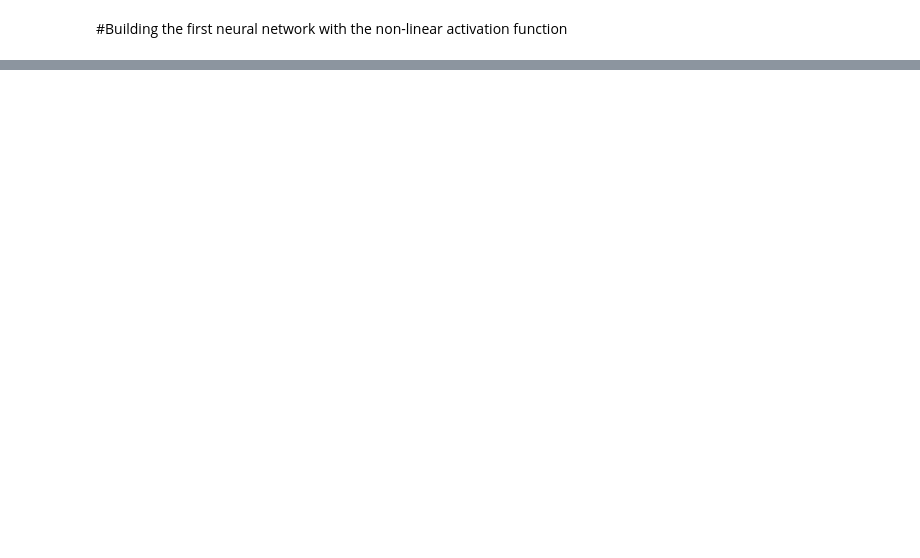
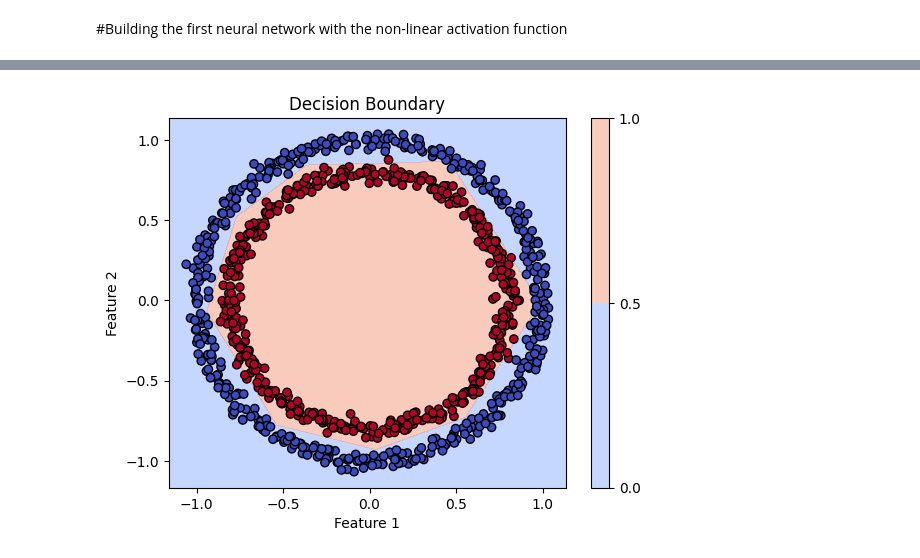
Before and after one commit to 9bishal/Learning-Tensorflow, a Jupyter notebook: Introduction_to_neural_network_classification_in_TensorFlow.ipynb, the cells around one changed output, grey strips where cells are left out. Drawn from its saved outputs; the diff is of its cells as text; code cells hidden in the pictures; blank space fills up the shorter version.

```diff
--- a/Introduction_to_neural_network_classification_in_TensorFlow.ipynb
+++ b/Introduction_to_neural_network_classification_in_TensorFlow.ipynb
@@ -383,0 +389,42 @@ model_7.evaluate(x,y)
+# %%
+import numpy as np
+import matplotlib.pyplot as plt
+
+def plot_decision_boundary(model, X, y):
+    """
+    Plots the decision boundary of a trained model.
+
+    Parameters:
+    - model: Trained TensorFlow model
+    - X: Input features (2D)
+    - y: Target labels (binary classification)
+    """
+    # Define min and max values for the plot
+    x_min, x_max = X[:, 0].min() - 0.1, X[:, 0].max() + 0.1
+    y_min, y_max = X[:, 1].min() - 0.1, X[:, 1].max() + 0.1
+
+    # Create a grid of points with a small step size
+    xx, yy = np.meshgrid(np.linspace(x_min, x_max, 100),
+                         np.linspace(y_min, y_max, 100))
+
+    # Stack and reshape into (N, 2) for model predictions
+    grid_points = np.c_[xx.ravel(), yy.ravel()]
+
+    # Predict probabilities for each grid point
+    preds = model.predict(grid_points)
+    preds = preds.reshape(xx.shape)
+
+    # Plot decision boundary
+    plt.contourf(xx, yy, preds, levels=[0, 0.5, 1], alpha=0.5, cmap="coolwarm")
+    plt.colorbar()
+
+    # Plot actual data points
+    plt.scatter(X[:, 0], X[:, 1], c=y.squeeze(), cmap="coolwarm", edgecolors="k")
+    plt.xlabel("Feature 1")
+    plt.ylabel("Feature 2")
+    plt.title("Decision Boundary")
+    plt.show()
+
+# Call the function
+plot_decision_boundary(model_7, x, y)
+# %% [output]
@@ -383,0 +432 @@ model_7.evaluate(x,y)
+[figure, added]
```
Also changed, not shown: parts of 34 cells of this notebook.
